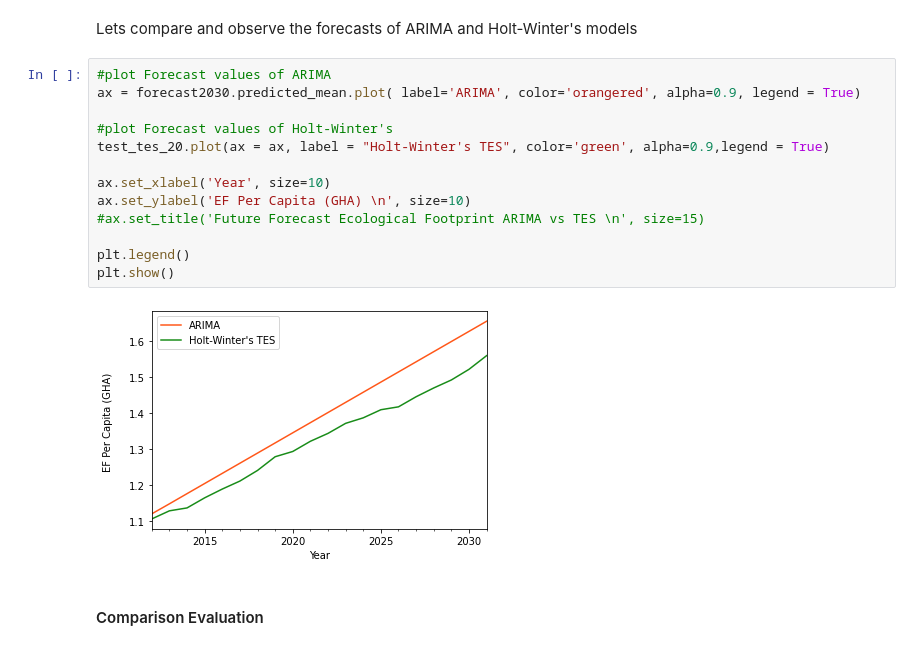
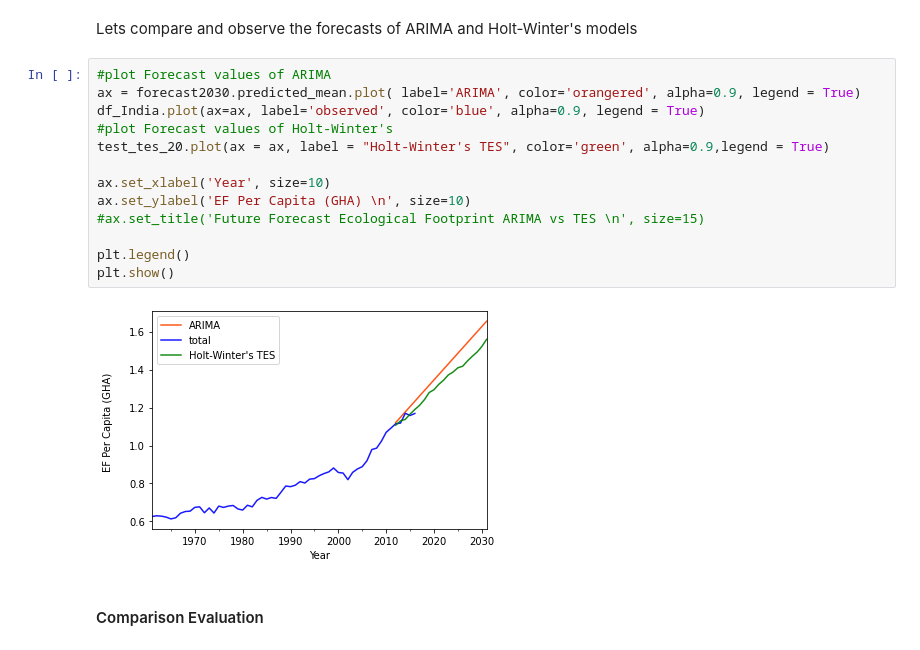
Before and after one commit to ganeshXb/Carbon-Emissions-Ecological-Footprint-Research, a Jupyter notebook: Notebooks/Ecological-Footprint-India-Forecasting.ipynb, the cells around one changed output. Drawn from its saved outputs; the diff is of its cells as text.

```diff
--- a/Notebooks/Ecological-Footprint-India-Forecasting.ipynb
+++ b/Notebooks/Ecological-Footprint-India-Forecasting.ipynb
@@ -1182,18 +1180,18 @@ Lets compare and observe the forecasts of ARIMA and Holt-Winter's models
 # %%
 #plot Forecast values of ARIMA
 ax = forecast2030.predicted_mean.plot( label='ARIMA', color='orangered', alpha=0.9, legend = True)
-
+df_India.plot(ax=ax, label='observed', color='blue', alpha=0.9, legend = True)
 #plot Forecast values of Holt-Winter's
 test_tes_20.plot(ax = ax, label = "Holt-Winter's TES", color='green', alpha=0.9,legend = True)
 
 ax.set_xlabel('Year', size=10)
 ax.set_ylabel('EF Per Capita (GHA) \n', size=10)
 #ax.set_title('Future Forecast Ecological Footprint ARIMA vs TES \n', size=15)
 
 plt.legend()
 plt.show()
 # %% [output]
-[figure, old version]
+[figure, new version]
 # %% [markdown]
 #### Comparison Evaluation
 # %%
```
Also changed, not shown: parts of 44 cells of this notebook, 5 other files.
